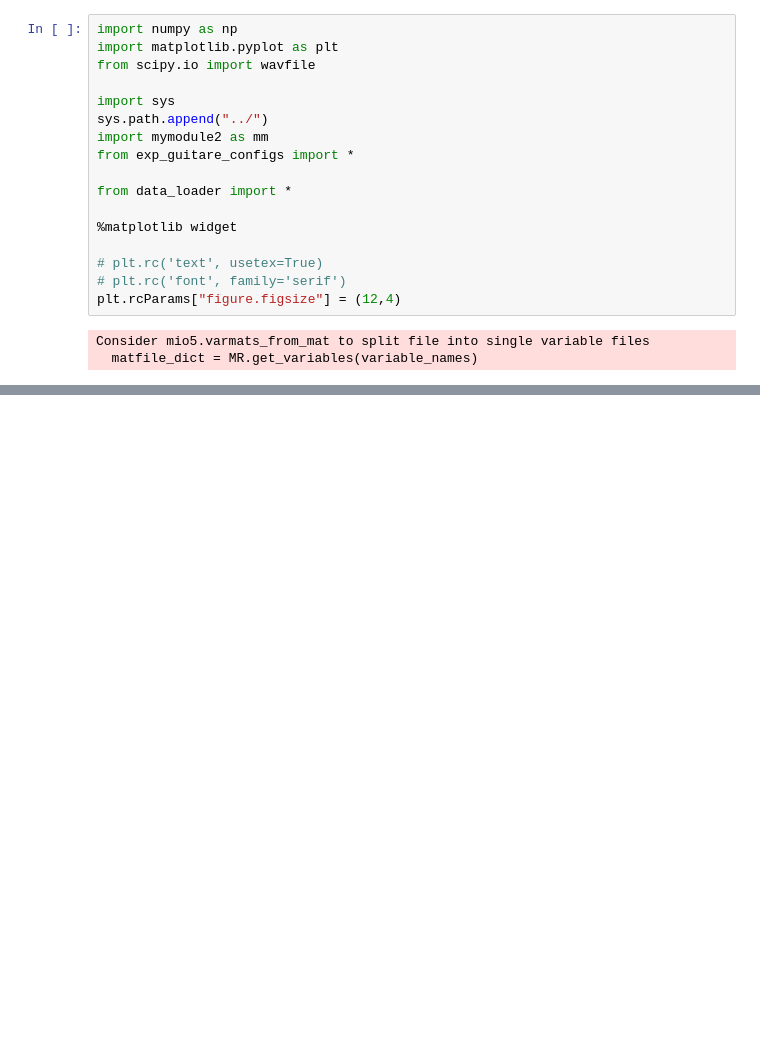
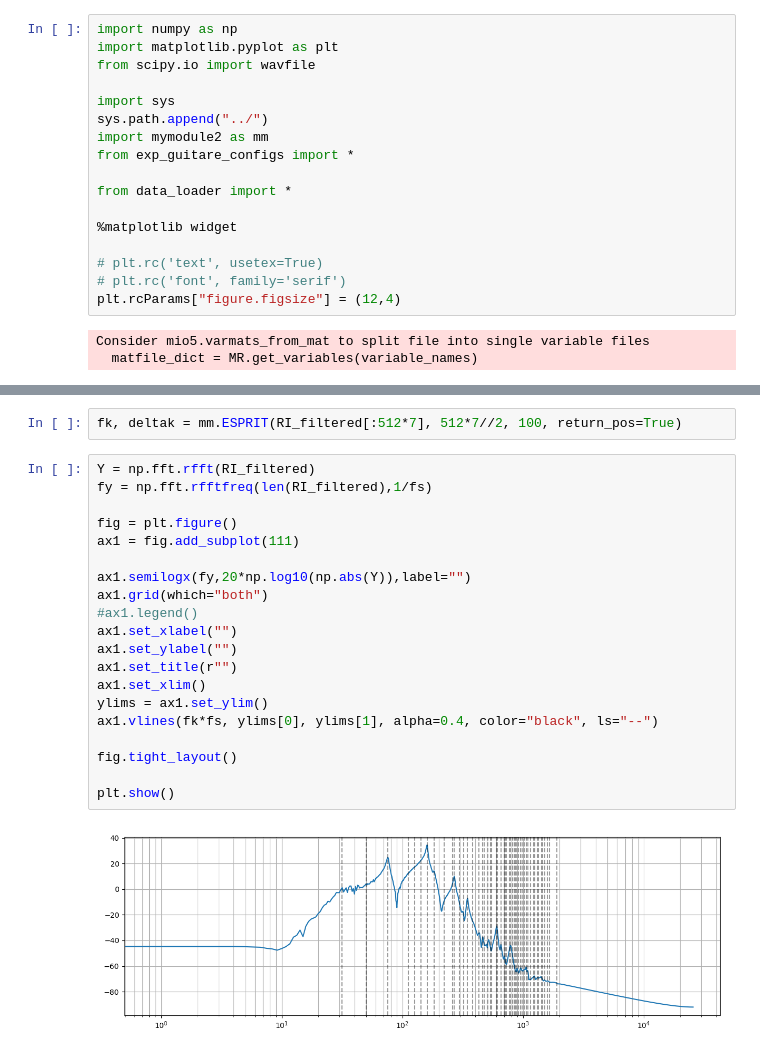
Before and after one commit to peladeaucome/ATIAM-PAM-AnalyseInstruments, a Jupyter notebook: Guitar_model/experiences/2e_mesures.ipynb, the cells around one changed output, grey strips where cells are left out. Saved outputs shown, nothing was run; the diff lists cells and outputs as text; blank space fills up the shorter version.

```diff
--- a/Guitar_model/experiences/2e_mesures.ipynb
+++ b/Guitar_model/experiences/2e_mesures.ipynb
@@ -37,0 +81,24 @@ deforme_Nta_Npos[0,0]
+# %%
+fk, deltak = mm.ESPRIT(RI_filtered[:512*7], 512*7//2, 100, return_pos=True)
+# %%
+Y = np.fft.rfft(RI_filtered)
+fy = np.fft.rfftfreq(len(RI_filtered),1/fs)
+
+fig = plt.figure()
+ax1 = fig.add_subplot(111)
+
+ax1.semilogx(fy,20*np.log10(np.abs(Y)),label="")
+ax1.grid(which="both")
+#ax1.legend()
+ax1.set_xlabel("")
+ax1.set_ylabel("")
+ax1.set_title(r"")
+ax1.set_xlim()
+ylims = ax1.set_ylim()
+ax1.vlines(fk*fs, ylims[0], ylims[1], alpha=0.4, color="black", ls="--")
+
+fig.tight_layout()
+
+plt.show()
+# %% [output]
+[figure, added]
```
Also changed, not shown: parts of 7 cells of this notebook, 1 other file.
